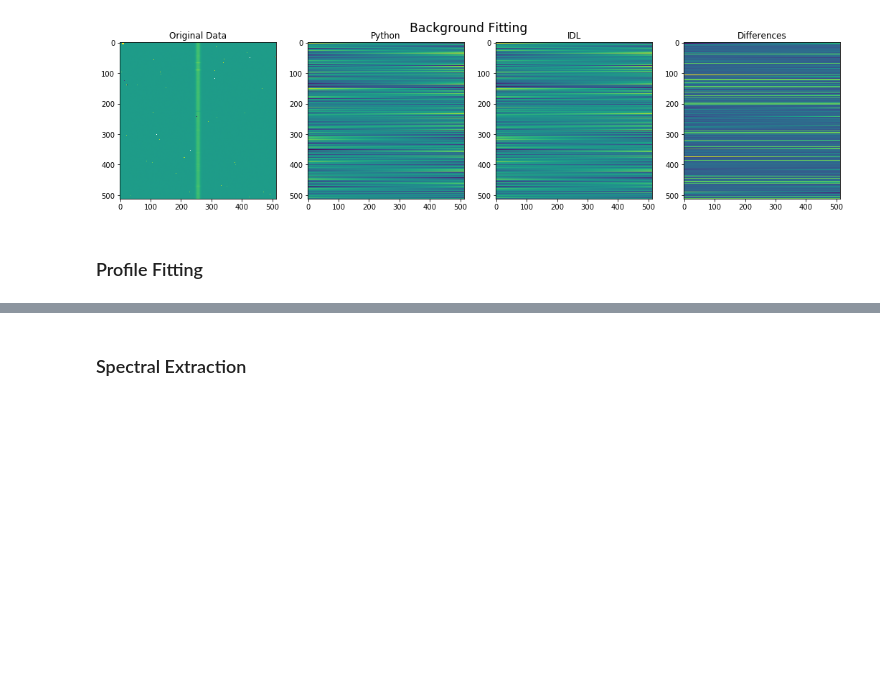
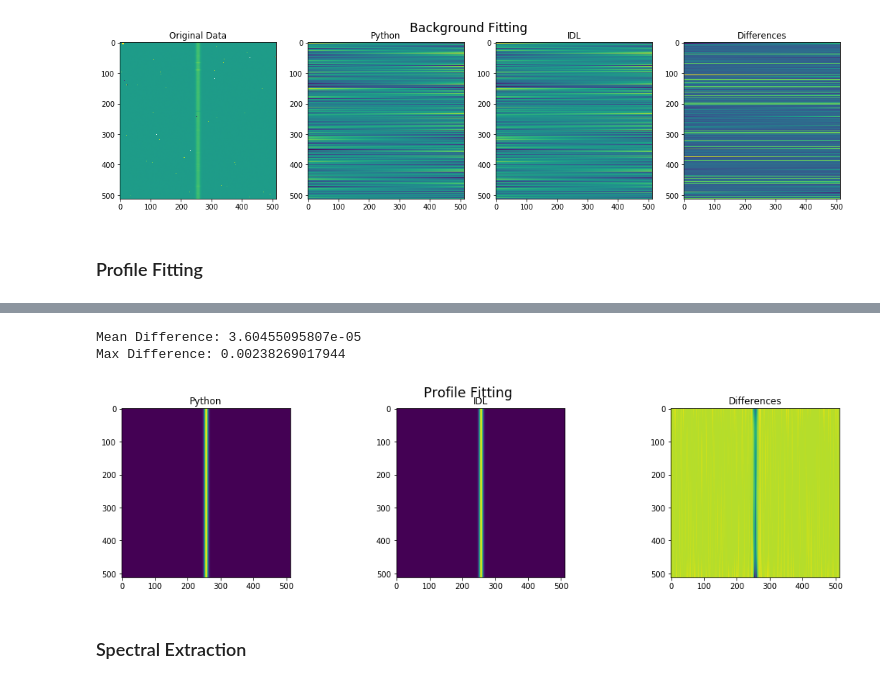
Before and after one commit to exosports/JOSE, a Jupyter notebook: Conversion Report.ipynb, the cells around one changed output, grey strips where cells are left out. Drawn from its saved outputs; the diff is of its cells as text; code cells hidden in the pictures; blank space fills up the shorter version.

Commit message:
Profile fitting

```diff
--- a/Conversion Report.ipynb
+++ b/Conversion Report.ipynb
@@ -85,10 +83,21 @@ TypeError: expected non-empty vector for x
 # %%
-profim = np.loadtxt(os.path.join(profileDir, 'profim.csv'), delimiter=',')
+idl_profile = np.loadtxt(os.path.join(profileDir, 'profim.csv'), delimiter=',')
 
 f, ax = plt.subplots(1,3, figsize=(18,4))
 f.suptitle("Profile Fitting", size='xx-large')
-ax[0].plot(optimal_spectrum)
+ax[0].imshow(profile)
 ax[0].set_title('Python')
+ax[1].imshow(idl_profile)
+ax[1].set_title('IDL')
+diff = profile-idl_profile
+ax[2].imshow(diff)
+ax[2].set_title('Differences')
+print('Mean Difference: ' + str(np.mean(np.abs(diff))))
+print('Max Difference: ' + str(np.max(np.abs(diff))))
+# %% [output]
+Mean Difference: 3.60455095807e-05
+Max Difference: 0.00238269017944
+[figure, added]
 # %% [markdown]
 ### Spectral Extraction
 # %%
```
Also changed, not shown: parts of 2 cells of this notebook, 1 other file.
